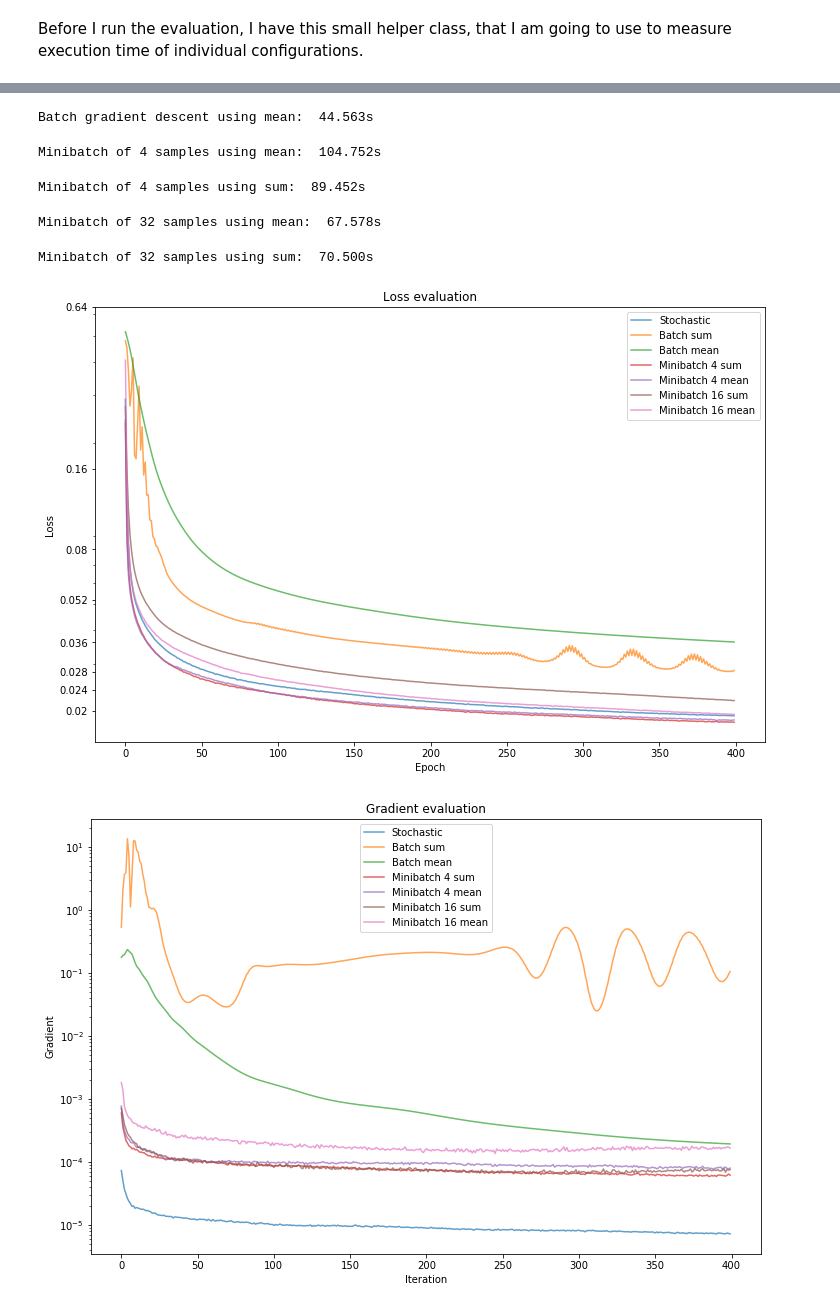
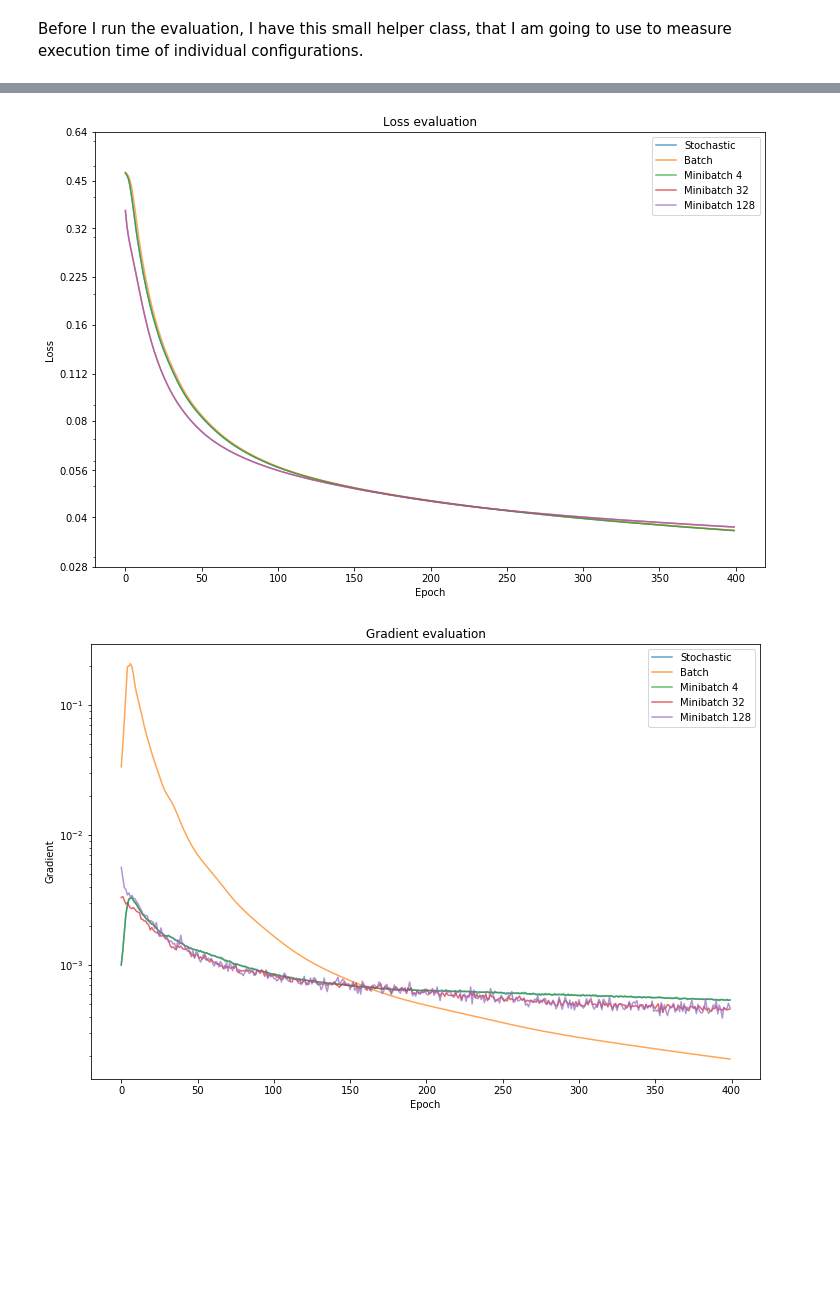
Before and after one commit to PatrikValkovic/neural-networks-step-by-step, a Jupyter notebook: 04-logistic-regression-training.ipynb, the cells around one changed output, grey strips where cells are left out. Saved outputs shown, nothing was run; the diff lists cells and outputs as text; code cells hidden in the pictures; blank space fills up the shorter version.

Commit message:
Finnished 04 logisticc regression training

```diff
--- a/04-logistic-regression-training.ipynb
+++ b/04-logistic-regression-training.ipynb
@@ -380,0 +380,4 @@ Stochastic gradient descent:  338.953s
+# %%
+mbgd_4 = Neuron(epochs=400, random_state=47, learning_rate=0.001, batch_size=4)
+with TimeMeasure("Minibatch of 4 samples using sum: "):
+    mbgd_loss_4, mbgd_gradient_4 = mbgd_4.fit(train_data, train_target)
@@ -380,0 +386,4 @@ Stochastic gradient descent:  338.953s
+# %%
+mbgd_32 = Neuron(epochs=400, random_state=53, learning_rate=0.001, batch_size=32)
+with TimeMeasure("Minibatch of 32 samples using sum: "):
+    mbgd_loss_32, mbgd_gradient_32 = mbgd_32.fit(train_data, train_target)
@@ -380,0 +392,4 @@ Stochastic gradient descent:  338.953s
+# %%
+mbgd_128 = Neuron(epochs=400, random_state=53, learning_rate=0.001, batch_size=128)
+with TimeMeasure("Minibatch of 128 samples using sum: "):
+    mbgd_loss_128, mbgd_gradient_128 = mbgd_128.fit(train_data, train_target)
@@ -381,5 +398,5 @@ Stochastic gradient descent:  338.953s
 # %%
-bgd_sum = Neuron(epochs=400, random_state=47, learning_rate=0.004, batch_size=train_data.shape[0], operation=np.sum)
+bgd = Neuron(epochs=400, random_state=47, learning_rate=0.001, batch_size=train_data.shape[0])
 with TimeMeasure('Batch gradient descent using sum: '):
-    bgd_loss_sum, bgd_gradient_sum = bgd_sum.fit(train_data, train_target)
+    bgd_loss, bgd_gradient = bgd.fit(train_data, train_target)
 # %% [output]
@@ -387,65 +404,33 @@ Batch gradient descent using sum:  43.903s
-# %%
-bgd_mean = Neuron(epochs=400, random_state=44, learning_rate=16, batch_size=train_data.shape[0], operation=np.mean)
-with TimeMeasure('Batch gradient descent using mean: '):
-    bgd_loss_mean, bgd_gradient_mean = bgd_mean.fit(train_data, train_target)
-# %% [output]
-Batch gradient descent using mean:  44.563s
-# %%
-mbgd_4_mean = Neuron(epochs=400, random_state=44, learning_rate=0.14, batch_size=4, operation=np.mean)
-with TimeMeasure("Minibatch of 4 samples using mean: "):
-    mbgd_loss_4_mean, mbgd_gradient_4_mean = mbgd_4_mean.fit(train_data, train_target)
-# %% [output]
-Minibatch of 4 samples using mean:  104.752s
-# %%
-mbgd_4_sum = Neuron(epochs=400, random_state=47, learning_rate=0.03, batch_size=4, operation=np.sum)
-with TimeMeasure("Minibatch of 4 samples using sum: "):
-    mbgd_loss_4_sum, mbgd_gradient_4_sum = mbgd_4_sum.fit(train_data, train_target)
-# %% [output]
-Minibatch of 4 samples using sum:  89.452s
-# %%
-mbgd_32_mean = Neuron(epochs=400, random_state=58, learning_rate=0.4, batch_size=32, operation=np.mean)
-with TimeMeasure("Minibatch of 32 samples using mean: "):
-    mbgd_loss_32_mean, mbgd_gradient_32_mean = mbgd_16_mean.fit(train_data, train_target)
-# %% [output]
-Minibatch of 32 samples using mean:  67.578s
-# %%
-mbgd_32_sum = Neuron(epochs=400, random_state=53, learning_rate=0.01, batch_size=32, operation=np.sum)
-with TimeMeasure("Minibatch of 32 samples using sum: "):
-    mbgd_loss_32_sum, mbgd_gradient_32_sum = mbgd_32_sum.fit(train_data, train_target)
-# %% [output]
-Minibatch of 32 samples using sum:  70.500s
 # %%
 plt.figure(figsize=(12,8))
 plt.plot(sgd_loss, label="Stochastic", alpha=0.7)
-plt.plot(bgd_loss_sum, label="Batch sum", alpha=0.7)
-plt.plot(bgd_loss_mean, label="Batch mean", alpha=0.7)
-plt.plot(mbgd_loss_4_sum, label="Minibatch 4 sum", alpha=0.7)
-plt.plot(mbgd_loss_4_mean, label="Minibatch 4 mean", alpha=0.7)
-plt.plot(mbgd_loss_32_sum, label="Minibatch 16 sum", alpha=0.7)
-plt.plot(mbgd_loss_32_mean, label="Minibatch 16 mean", alpha=0.7)
+plt.plot(bgd_loss, label="Batch", alpha=0.7)
+plt.plot(mbgd_loss_4, label="Minibatch 4", alpha=0.7)
+plt.plot(mbgd_loss_32, label="Minibatch 32", alpha=0.7)
+plt.plot(mbgd_loss_128, label="Minibatch 128", alpha=0.7)
+
 plt.yscale('log')
-ticks = [0.020, 0.024, 0.028, 0.036, 0.052, 0.08, 0.16, 0.64]
+ticks = [0.028, 0.04, 0.056, 0.08, 0.112, 0.16, 0.225, 0.32, 0.45, 0.64]
 plt.yticks(ticks=ticks, labels=ticks)
 plt.ylabel("Loss")
 plt.xlabel("Epoch")
 plt.title("Loss evaluation")
 plt.legend()
 plt.show()
 
 plt.figure(figsize=(12,8))
-plt.plot(sgd_gradient.mean(axis=1), label="Stochastic", alpha=0.7)
-plt.plot(bgd_gradient_sum.mean(axis=1), label="Batch sum", alpha=0.7)
-plt.plot(bgd_gradient_mean.mean(axis=1), label="Batch mean", alpha=0.7)
-plt.plot(mbgd_gradient_4_sum.mean(axis=1), label="Minibatch 4 sum", alpha=0.7)
-plt.plot(mbgd_gradient_4_mean.mean(axis=1), label="Minibatch 4 mean", alpha=0.7)
-plt.plot(mbgd_gradient_32_sum.mean(axis=1), label="Minibatch 16 sum", alpha=0.7)
-plt.plot(mbgd_gradient_32_mean.mean(axis=1), label="Minibatch 16 mean", alpha=0.7)
+plt.plot(sgd_gradient.sum(axis=1), label="Stochastic", alpha=0.7)
+plt.plot(bgd_gradient.sum(axis=1), label="Batch", alpha=0.7)
+plt.plot(mbgd_gradient_4.sum(axis=1), label="Minibatch 4", alpha=0.7)
+plt.plot(mbgd_gradient_32.sum(axis=1), label="Minibatch 32", alpha=0.7)
+plt.plot(mbgd_gradient_128.sum(axis=1), label="Minibatch 128", alpha=0.7)
+
 plt.yscale('log')
 plt.ylabel("Gradient")
-plt.xlabel("Iteration")
+plt.xlabel("Epoch")
 plt.title("Gradient evaluation")
 plt.legend()
 plt.show()
 # %% [output]
-[figure, old version]
+[figure, new version]
-[figure, old version]
+[figure, new version]
```
Also changed, not shown: parts of 11 cells of this notebook, 1 other file.
